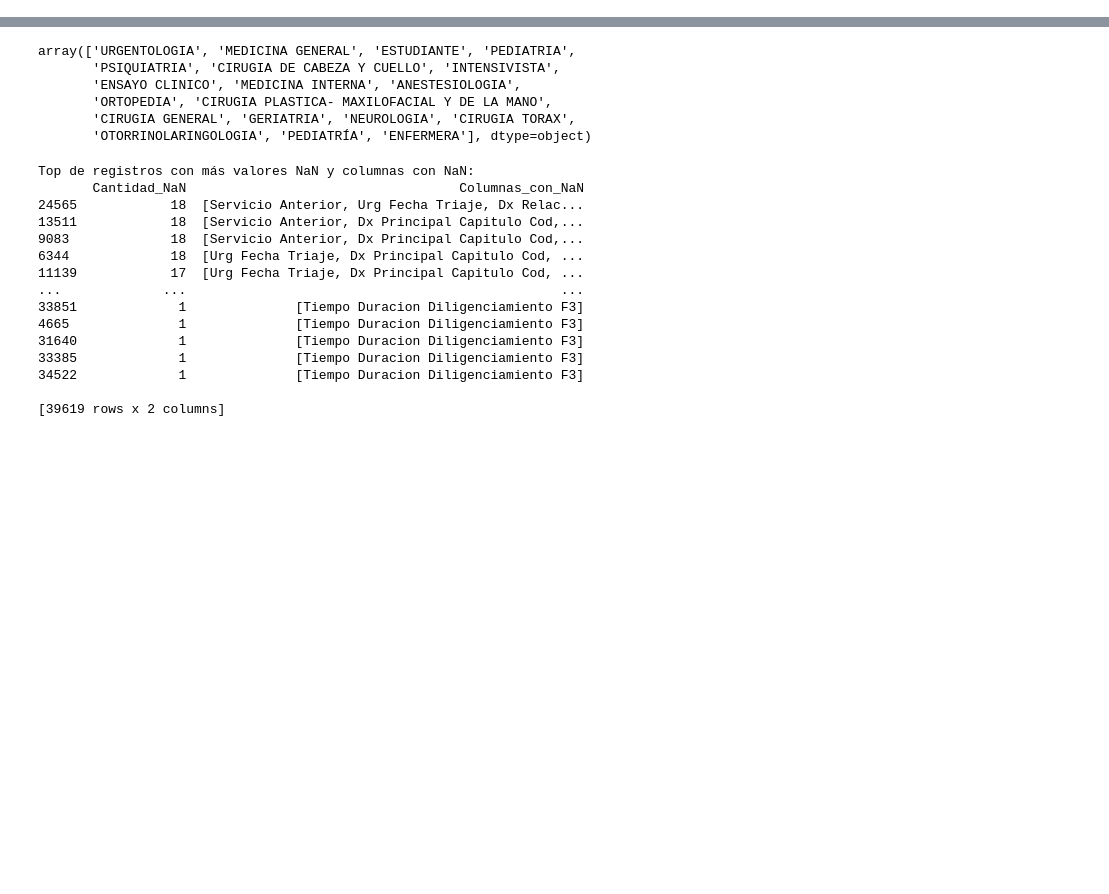
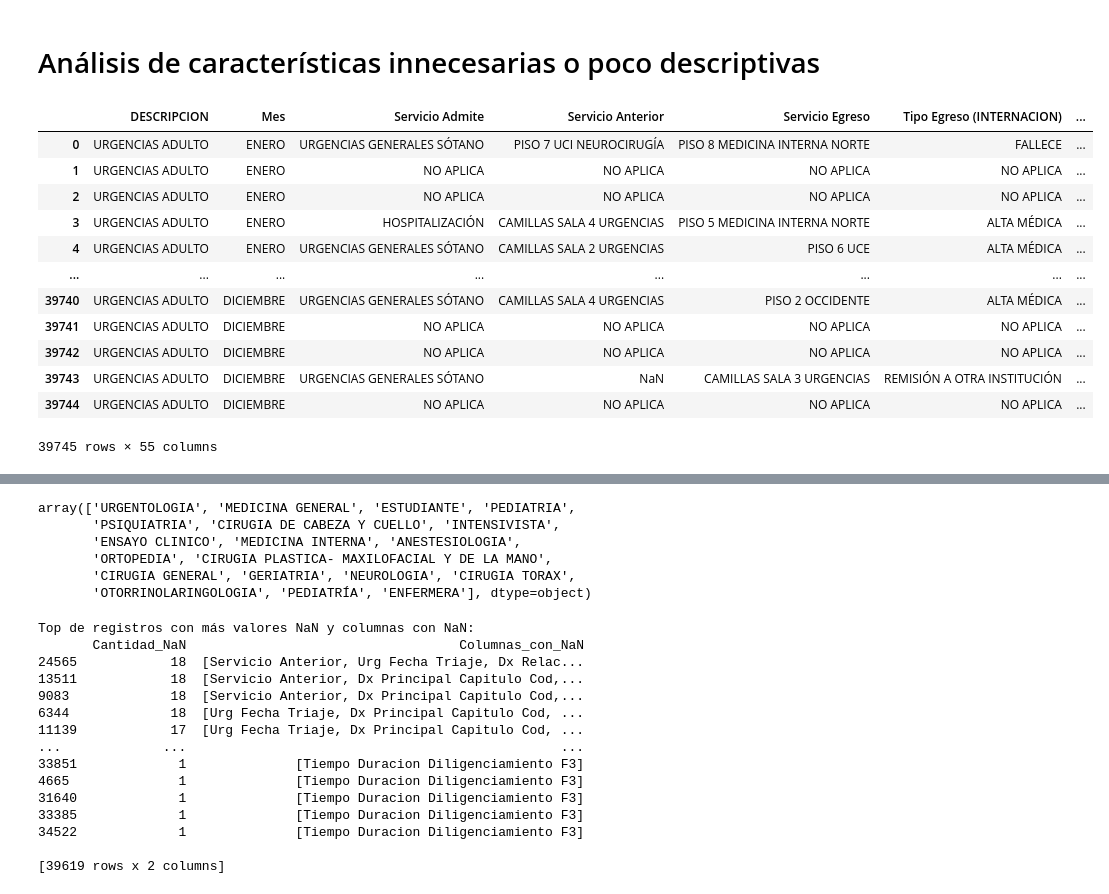
Before and after one commit to santiagogonzalezc/Final_project_ML, a Jupyter notebook: EDA.ipynb, the cells around one changed output, grey strips where cells are left out. Drawn from its saved outputs; the diff is of its cells as text; code cells hidden in the pictures; blank space fills up the shorter version.

Commit message:
analisis de caracteristicas innecesarias o poco descriptivas

```diff
--- a/EDA.ipynb
+++ b/EDA.ipynb
@@ -125,3 +66,65 @@ array(['FEMENINO', 'MASCULINO'], dtype=object)
+# %% [markdown]
+# Análisis de características innecesarias o poco descriptivas
+# %%
+columnas_valores_unicos = {columna: data[columna].nunique() for columna in data.columns}
+
+columnas_ordenadas = sorted(columnas_valores_unicos.items(), key=lambda x: x[1])
+
+variables_un_valor = []
+for columna, num_valores_unicos in columnas_ordenadas:
+    if num_valores_unicos == 1:
+        variables_un_valor.append(columna)
+
+# Eliminamos las variables que tienen un solo valor
+data.drop(columns=variables_un_valor, inplace=True)
+
+# Eliminamos el número de atención puesto que no es una variable explicativa
+# Eliminamos la variable del tipo de identificación puesto que no es una varibale explicativa
+# Eliminamos la variable de grupo de edad ya que ya esta explicada en la edad del paciente
+# Eliminamos la variable Profesional Indentificación puesto que no es una variable explicativa
+# Eliminamos la variable de Dx Principal puesto que esta repetida en la variable Dx Principal Cod
+# Eliminamos la variable de Dx Principal Capitulo puesto que esta repetida en la variable Dx Principal Capitulo Cod
+# Eliminamos la variable de Dx Principal.1 puesto que esta repetida en la variable Dx Principal.1 Cod
+# Eliminamos la variable de Dx Relacionado1 puesto que esta repetida en la variable Dx Relacionado1 Cod
+# Eliminamos la variable de Dx Relacionado2 puesto que esta repetida en la variable Dx Relacionado2 Cod
+# Eliminamos la variable de Dx Relacionado3 puesto que esta repetida en la variable Dx Relacionado3 Cod
+
+# Quitamos la variable unidad y convertimos los mesesy dias a unidades de años
+data['Paciente Edad'] = data['Paciente Edad'].astype(float)
+data.loc[data['Unidad'] == 'Meses', 'Paciente Edad'] /= 12
+data.loc[data['Unidad'] == 'Días', 'Paciente Edad'] /= 365
+
+
+# VERIFICAR SI TODOS LOS DX PRINCIPAL COD == DX PRINCIPAL CAPITULO [:-1]
+
+data.drop(columns=['Nro Atencion',
+                    'Paciente Tipo Identificacion',
+                    'Grupo Edad',
+                    'Profesional Identificacion',
+                    'Dx Principal',
+                    'Dx Principal Capitulo\n',
+                    'Dx Principal.1',
+                    'Dx Relacionado1\n',
+                    'Dx Relacionado2\n',
+                    'Dx Relacionado3\n',
+                    'Unidad'],
+            inplace=True)
+
+data
+# %% [output]
+|  | DESCRIPCION | Mes | Servicio Admite | Servicio Anterior | Servicio Egreso | Tipo Egreso (INTERNACION) | ... |
+| 0 | URGENCIAS ADULTO | ENERO | URGENCIAS GENERALES SÓTANO | PISO 7 UCI NEUROCIRUGÍA | PISO 8 MEDICINA INTERNA NORTE | FALLECE | ... |
+| 1 | URGENCIAS ADULTO | ENERO | NO APLICA | NO APLICA | NO APLICA | NO APLICA | ... |
+| 2 | URGENCIAS ADULTO | ENERO | NO APLICA | NO APLICA | NO APLICA | NO APLICA | ... |
+| 3 | URGENCIAS ADULTO | ENERO | HOSPITALIZACIÓN | CAMILLAS SALA 4 URGENCIAS | PISO 5 MEDICINA INTERNA NORTE | ALTA MÉDICA | ... |
+| 4 | URGENCIAS ADULTO | ENERO | URGENCIAS GENERALES SÓTANO | CAMILLAS SALA 2 URGENCIAS | PISO 6 UCE | ALTA MÉDICA | ... |
+| ... | ... | ... | ... | ... | ... | ... | ... |
+| 39740 | URGENCIAS ADULTO | DICIEMBRE | URGENCIAS GENERALES SÓTANO | CAMILLAS SALA 4 URGENCIAS | PISO 2 OCCIDENTE | ALTA MÉDICA | ... |
+| 39741 | URGENCIAS ADULTO | DICIEMBRE | NO APLICA | NO APLICA | NO APLICA | NO APLICA | ... |
+| 39742 | URGENCIAS ADULTO | DICIEMBRE | NO APLICA | NO APLICA | NO APLICA | NO APLICA | ... |
+| 39743 | URGENCIAS ADULTO | DICIEMBRE | URGENCIAS GENERALES SÓTANO | NaN | CAMILLAS SALA 3 URGENCIAS | REMISIÓN A OTRA INSTITUCIÓN | ... |
+| 39744 | URGENCIAS ADULTO | DICIEMBRE | NO APLICA | NO APLICA | NO APLICA | NO APLICA | ... |
+39745 rows × 55 columns
 # %%
 # Codificación de la variables sexo
 data_without_nro_atencion['Paciente Sexo'] = data_without_nro_atencion['Paciente Sexo'].map({'MASCULINO': 0, 'FEMENINO': 1})
```
Also changed, not shown: parts of 21 cells of this notebook.
